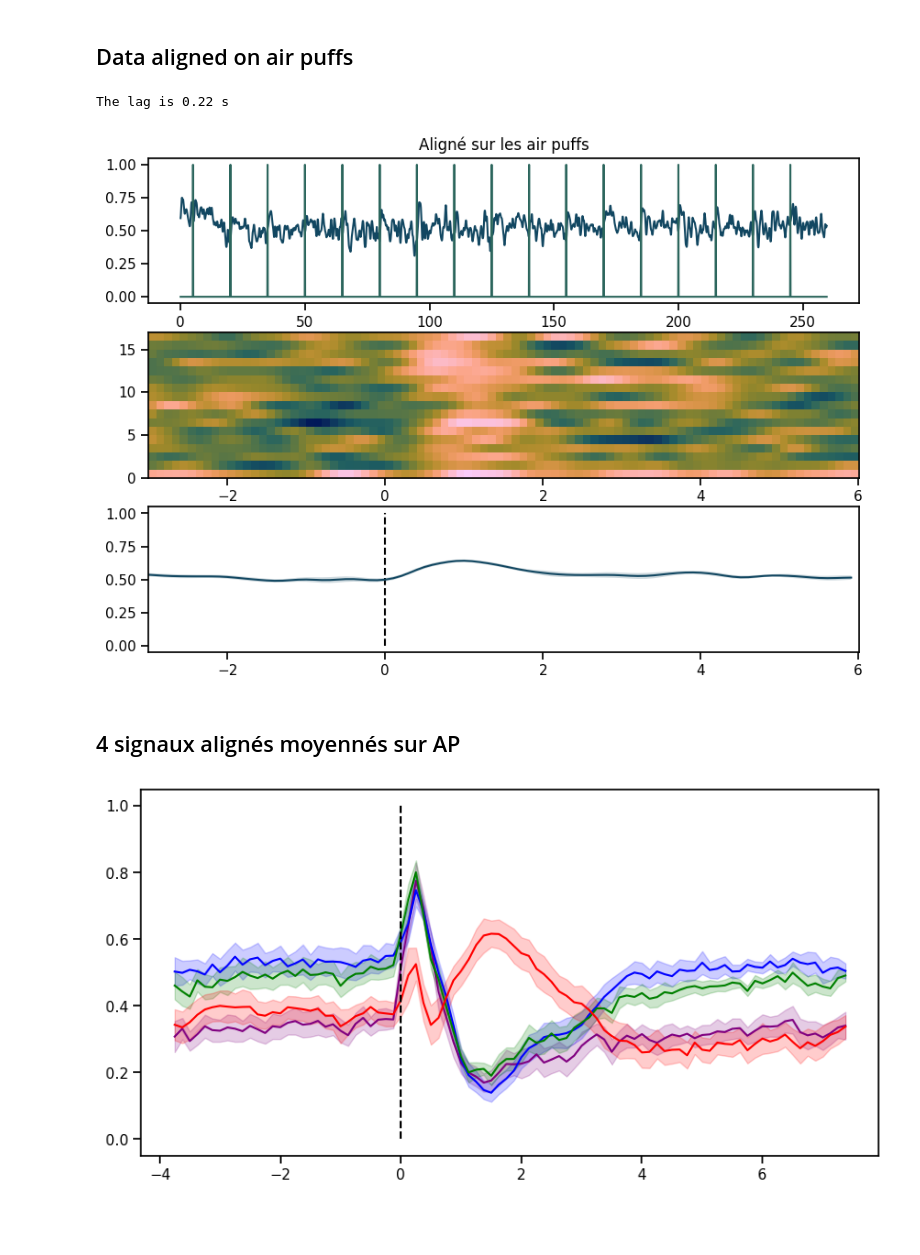
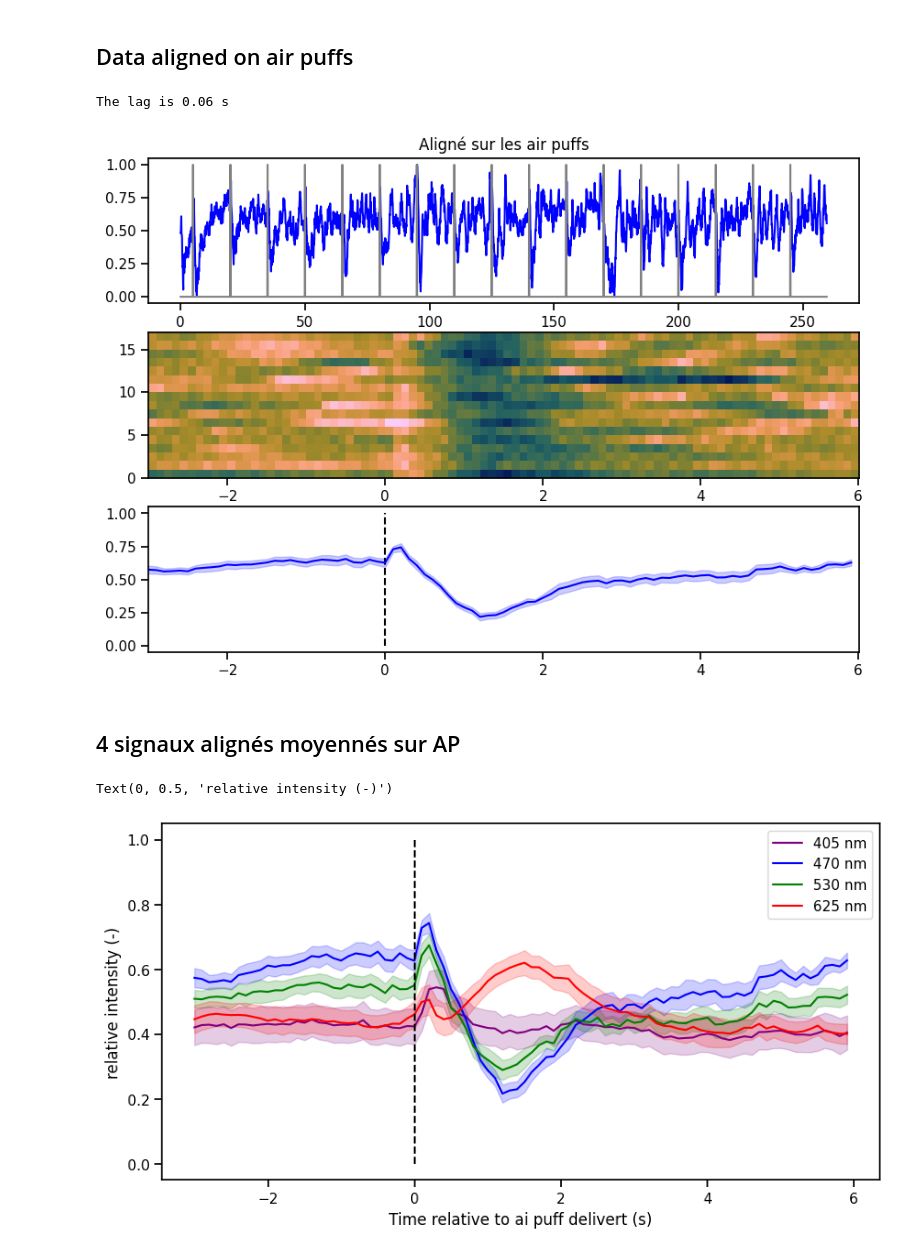
Before and after one commit to Laboratory-of-Vincent-Breton-Provencher/Widefield-Imaging-Acquisition, a Jupyter notebook: analysisPipeline/quickPlots.ipynb, the cells around one changed output. Drawn from its saved outputs; the diff is of its cells as text; code cells hidden in the pictures; blank space fills up the shorter version.

```diff
--- a/analysisPipeline/quickPlots.ipynb
+++ b/analysisPipeline/quickPlots.ipynb
@@ -16,7 +16,7 @@ sns.set_palette(cmap)
 # %% [markdown]
 ## Opening and sorting data
 # %%
-pathBase = r"C:\Users\gabri\Desktop\testAnalyse\2024_07_12"
+pathBase = r"C:\Users\gabri\Desktop\testAnalyse\2024_07_18"
 
 violet = np.loadtxt(pathBase + "\\csv\\405.csv", skiprows=1, delimiter=',')
 violet = violet[:,1]
@@ -26,15 +26,15 @@ green = np.loadtxt(pathBase + "\\csv\\530.csv", skiprows=1, delimiter=',')
 green = green[:,1]
 red = np.loadtxt(pathBase + "\\csv\\625.csv", skiprows=1, delimiter=',')
 red = red[:,1]
-LSCI = np.loadtxt(r"C:\Users\gabri\Desktop\testAnalyse\2024_07-18\785std.csv", delimiter=',', skiprows=1)
+LSCI = np.loadtxt(pathBase + "\\csv\\785std.csv", delimiter=',', skiprows=1)
 LSCI = LSCI[:,1]
 
 violet_t = np.load(pathBase + "\\405ts.npy")
 blue_t = np.load(pathBase + "\\470ts.npy")
 green_t = np.load(pathBase + "\\530ts.npy")
 red_t = np.load(pathBase + "\\625ts.npy")
-LSCI_t = np.load(r"C:\Users\gabri\Desktop\testAnalyse\2024_07-18\785ts.npy")
+LSCI_t = np.load(pathBase + "\\785ts.npy")
 LSCI_t = LSCI_t
-print(len(LSCI))
+# print(len(LSCI))
 
 # np.savetxt(pathBase+'\\blue_t.txt', blue_t)       # debugging timestamps
@@ -81,13 +79,13 @@ sns.despine()
 # %% [markdown]
 ## Data aligned on air puffs
 # %%
-FPS = 40
+FPS = 50
 
-# time, sig = (violet_t, violet)
-# time, sig = (blue_t, blue)
-# time, sig = (green_t, green)
-# time, sig = (red_t, red)
-time, sig, FPS = (LSCI_t, gaussian_filter(LSCI, sigma=2), 50)
+# time, sig, col = (violet_t, violet, 'purple')
+time, sig, col = (blue_t, blue, 'blue')
+# time, sig, col = (green_t, green, 'green')
+# time, sig, col = (red_t, red, 'red')
+# time, sig, col = (LSCI_t, gaussian_filter(LSCI, sigma=2), 'darkred')
 
 
 AP_idx = []
@@ -109,8 +107,8 @@ AP_series[AP_idx] = 1
 fig = plt.figure(figsize=(10, 7))
 ax1 = plt.subplot(3, 1, 1)
 plt.title('Aligné sur les air puffs')
-ax1.plot(time, sig)
-ax1.plot(time, AP_series)
+ax1.plot(time, sig, color=col)
+ax1.plot(time, AP_series, color='grey')
 # ax1.set_xlim(0, 40)
 
 inf = 30
@@ -126,56 +124,62 @@ avg_data = np.mean(aligned_data, axis=0)
 std_data = sem(aligned_data, axis=0)
 ax3 = plt.subplot(3, 1, 3)
 ax3.vlines(0, 0, 1, color='k', linestyles='--')
-ax3.plot(time[AP_idx[0]-inf:AP_idx[0]+sup]-time[AP_idx[0]], avg_data)
-ax3.fill_between(time[AP_idx[0]-inf:AP_idx[0]+sup]-time[AP_idx[0]], avg_data-std_data, avg_data+std_data, alpha=0.2)
+ax3.plot(time[AP_idx[0]-inf:AP_idx[0]+sup]-time[AP_idx[0]], avg_data, color=col)
+ax3.fill_between(time[AP_idx[0]-inf:AP_idx[0]+sup]-time[AP_idx[0]], avg_data-std_data, avg_data+std_data, color=col, alpha=0.2)
 ax3.set_xlim(time[AP_idx[0]-inf]-time[AP_idx[0]], time[AP_idx[0]+sup]-time[AP_idx[0]])
 
 correlation = correlate(AP_series, sig)
 lag = np.argmax(correlation)
 print('The lag is', (len(time)-lag)/FPS, 's')
 # plt.plot(correlation)
-
+# plt.savefig('raster.png', dpi=600)
 plt.show()
 # %% [output]
-The lag is 0.22 s
+The lag is 0.06 s
-[figure, old version]
+[figure, new version]
 # %% [markdown]
 ## 4 signaux alignés moyennés sur AP
 # %%
 times = (violet_t, blue_t, green_t, red_t)
 sigs = (violet, blue, green, red)
 cols = ('purple', 'blue', 'green', 'red')
+legs = ('405 nm', '470 nm', '530 nm', '625 nm')
 
 inf = 30
 sup = 60
 
-avg_data = np.mean(aligned_data, axis=0)
-std_data = sem(aligned_data, axis=0)
+# avg_data = np.mean(aligned_data, axis=0)
+# std_data = sem(aligned_data, axis=0)
 
 fig = plt.figure(figsize=(10, 5))
 
-for time, sig, col in zip(times, sigs, cols):
+for time, sig, col, leg in zip(times, sigs, cols, legs):
   # AP
   AP_idx = []
   nChannels=5
   AP_begin = 5
   percycle=15
   FPSc = FPS/nChannels
   framespcycles = int(FPSc*percycle)
   ncycles = int(len(time)//framespcycles)
   AP_times = np.array(list(range(ncycles)))*15+5
   for ti in AP_times:
       AP_idx.append(np.argmin(np.absolute(time-ti)))
   # Data
   aligned_data = np.zeros((len(AP_idx), inf+sup))
   for i in range(len(AP_idx)):
     aligned_data[i,:] = sig[int(AP_idx[i]-inf):int(AP_idx[i]+sup)]
   avg_data = np.mean(aligned_data, axis=0)
   std_data = sem(aligned_data, axis=0)
-  plt.plot(time[AP_idx[0]-inf:AP_idx[0]+sup]-time[AP_idx[0]], avg_data, color=col)
+  plt.plot(time[AP_idx[0]-inf:AP_idx[0]+sup]-time[AP_idx[0]], avg_data, color=col, label=leg)
   plt.fill_between(time[AP_idx[0]-inf:AP_idx[0]+sup]-time[AP_idx[0]], avg_data-std_data, avg_data+std_data, alpha=0.2, color=col)
 
+plt.legend()
 plt.vlines(0, 0, 1, color='k', linestyles='--')
-plt.show()
+plt.xlabel('Time relative to ai puff delivert (s)')
+plt.ylabel('relative intensity (-)')
+# plt.savefig('4sigaligned.png', dpi=600)
+# plt.show()
 # %% [output]
+Text(0, 0.5, 'relative intensity (-)')
-[figure, old version]
+[figure, new version]
```
Also changed, not shown: parts of 2 cells of this notebook, 15 other files.
